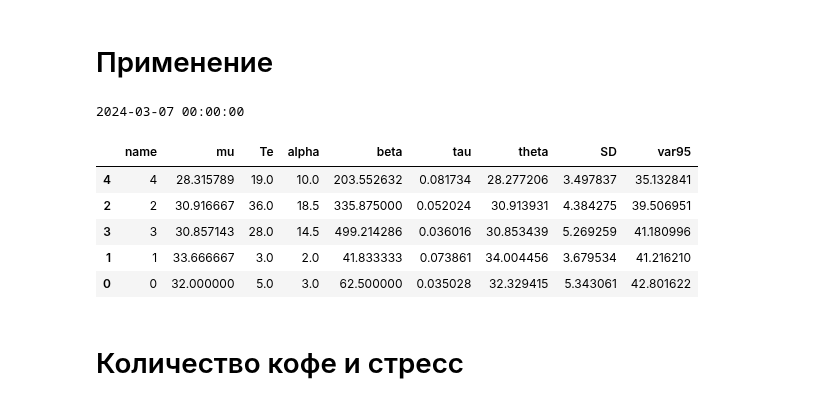
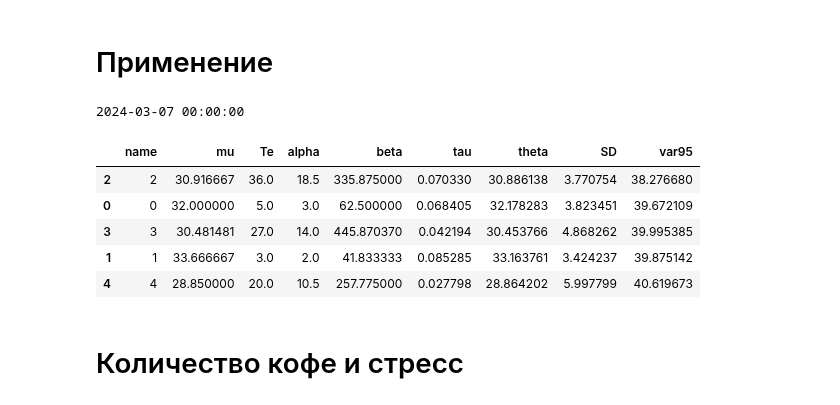
Before and after one commit to ksetdekov/trip_choice_optimizer, a Jupyter notebook: coffee-amount-optimization.ipynb, the cells around one changed output. Cells and saved outputs as stored; diff of their text form; code cells hidden in the pictures.

```diff
--- a/coffee-amount-optimization.ipynb
+++ b/coffee-amount-optimization.ipynb
@@ -231,39 +231,39 @@ events = {
     datetime(2025, 2, 12): (2, 35),
     datetime(2025, 2, 13): (4, 26),
     datetime(2025, 2, 14): (2, 35),
     datetime(2025, 2, 15): (4, 30),
     datetime(2025, 2, 16): (3, 43),
     datetime(2025, 2, 17): (2, 38),
     datetime(2025, 2, 18): (4, 25),
     datetime(2025, 2, 19): (4, 33),
     datetime(2025, 2, 20): (3, 28),
     datetime(2025, 2, 21): (4, 38),
     datetime(2025, 2, 22): (2, 34),
     datetime(2025, 2, 23): (3, 34),
     datetime(2025, 2, 24): (4, 27),
     datetime(2025, 2, 25): (4, 25),
     datetime(2025, 2, 26): (4, 26),
     datetime(2025, 2, 27): (2, 25),
     datetime(2025, 2, 28): (4, 27),
     datetime(2025, 3, 1): (3, 37),
-    datetime(2025, 3, 2): (3, 41)
+    datetime(2025, 3, 2): (4, 39)
 
 
 }
 
 oldest_ok = max(events)-timedelta(days=360)
 print(oldest_ok)
 
 # Process events within the class
 cups.process_events(events, days=91)
 # %% [output]
 2024-03-07 00:00:00
 |  | name | mu | Te | alpha | beta | tau | theta | SD | var95 |
-| 4 | 4 | 28.315789 | 19.0 | 10.0 | 203.552632 | 0.081734 | 28.277206 | 3.497837 | 35.132841 |
-| 2 | 2 | 30.916667 | 36.0 | 18.5 | 335.875000 | 0.052024 | 30.913931 | 4.384275 | 39.506951 |
-| 3 | 3 | 30.857143 | 28.0 | 14.5 | 499.214286 | 0.036016 | 30.853439 | 5.269259 | 41.180996 |
-| 1 | 1 | 33.666667 | 3.0 | 2.0 | 41.833333 | 0.073861 | 34.004456 | 3.679534 | 41.216210 |
-| 0 | 0 | 32.000000 | 5.0 | 3.0 | 62.500000 | 0.035028 | 32.329415 | 5.343061 | 42.801622 |
+| 2 | 2 | 30.916667 | 36.0 | 18.5 | 335.875000 | 0.070330 | 30.886138 | 3.770754 | 38.276680 |
+| 0 | 0 | 32.000000 | 5.0 | 3.0 | 62.500000 | 0.068405 | 32.178283 | 3.823451 | 39.672109 |
+| 3 | 3 | 30.481481 | 27.0 | 14.0 | 445.870370 | 0.042194 | 30.453766 | 4.868262 | 39.995385 |
+| 1 | 1 | 33.666667 | 3.0 | 2.0 | 41.833333 | 0.085285 | 33.163761 | 3.424237 | 39.875142 |
+| 4 | 4 | 28.850000 | 20.0 | 10.5 | 257.775000 | 0.027798 | 28.864202 | 5.997799 | 40.619673 |
 # %% [markdown]
 # Количество кофе и стресс
 # %%
```
Also changed, not shown: parts of 5 cells of this notebook.
